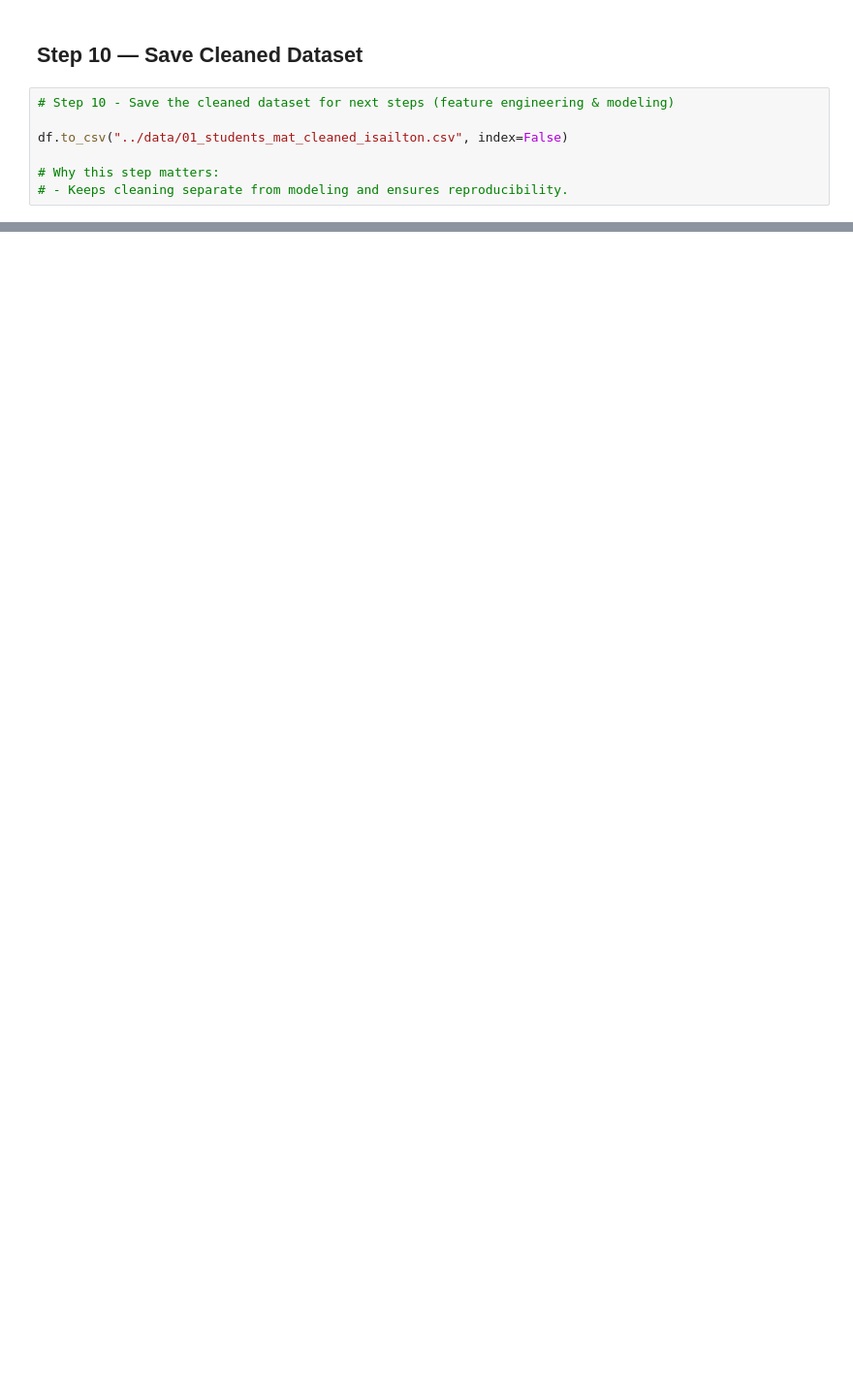
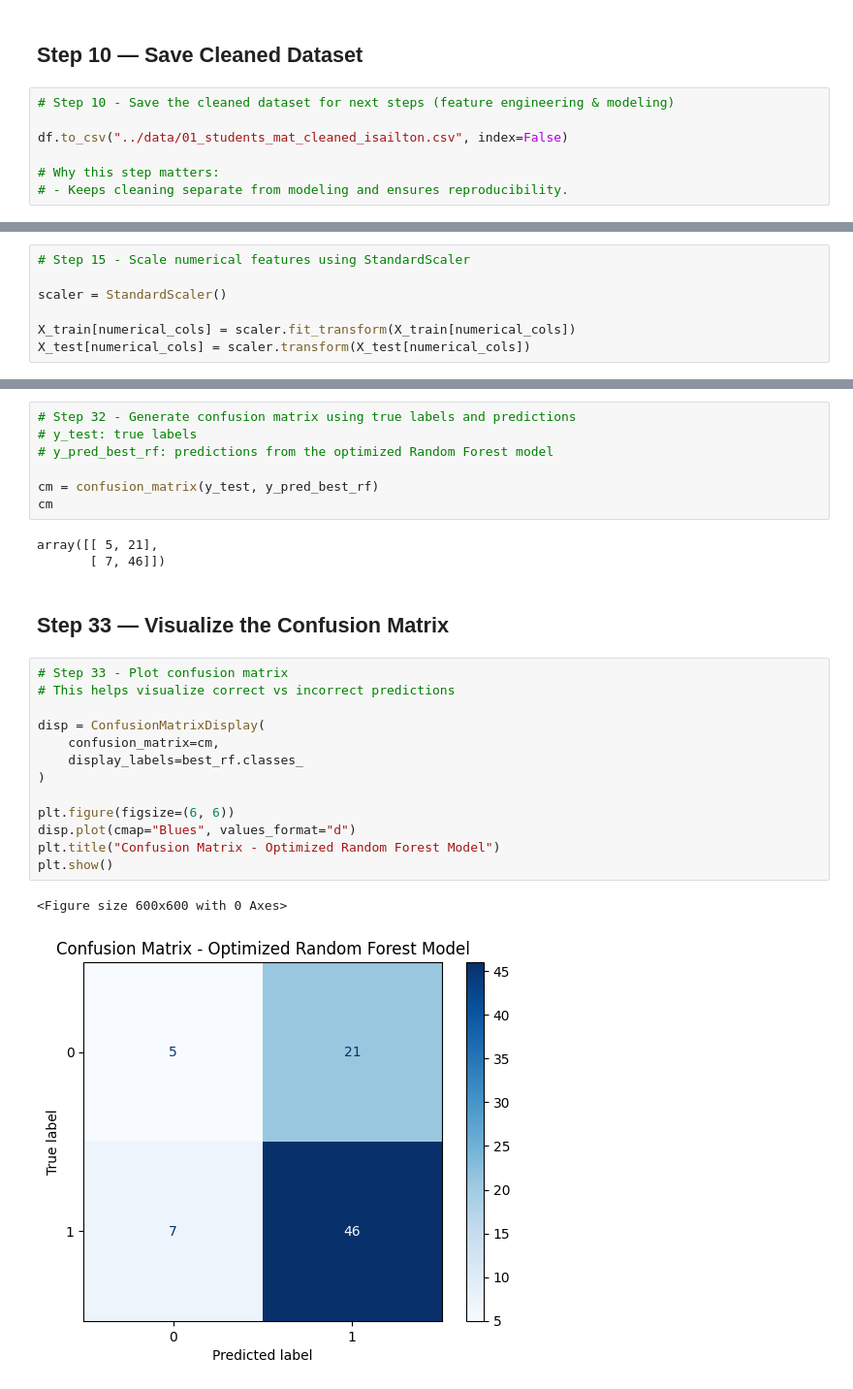
Before and after one commit to ruscobby/MikeWheeler, a Jupyter notebook: notebooks/01_data_cleaning_isailton.ipynb, the cells around one changed output, grey strips where cells are left out. Shown: that part at 97% size. Drawn from its saved outputs; the diff is of its cells as text; blank space fills up the shorter version.

```diff
--- a/notebooks/01_data_cleaning_isailton.ipynb
+++ b/notebooks/01_data_cleaning_isailton.ipynb
@@ -176,0 +557,7 @@ df.to_csv("../data/01_students_mat_cleaned_isailton.csv", index=False)
+# %%
+# Step 15 - Scale numerical features using StandardScaler
+
+scaler = StandardScaler()
+
+X_train[numerical_cols] = scaler.fit_transform(X_train[numerical_cols])
+X_test[numerical_cols] = scaler.transform(X_test[numerical_cols])
@@ -176,0 +833,28 @@ df.to_csv("../data/01_students_mat_cleaned_isailton.csv", index=False)
+# %%
+# Step 32 - Generate confusion matrix using true labels and predictions
+# y_test: true labels
+# y_pred_best_rf: predictions from the optimized Random Forest model
+
+cm = confusion_matrix(y_test, y_pred_best_rf)
+cm
+# %% [output]
+array([[ 5, 21],
+       [ 7, 46]])
+# %% [markdown]
+## Step 33 — Visualize the Confusion Matrix
+# %%
+# Step 33 - Plot confusion matrix
+# This helps visualize correct vs incorrect predictions
+
+disp = ConfusionMatrixDisplay(
+    confusion_matrix=cm,
+    display_labels=best_rf.classes_
+)
+
+plt.figure(figsize=(6, 6))
+disp.plot(cmap="Blues", values_format="d")
+plt.title("Confusion Matrix - Optimized Random Forest Model")
+plt.show()
+# %% [output]
+<Figure size 600x600 with 0 Axes>
+[figure, added]
```
Also changed, not shown: parts of 104 cells of this notebook.
